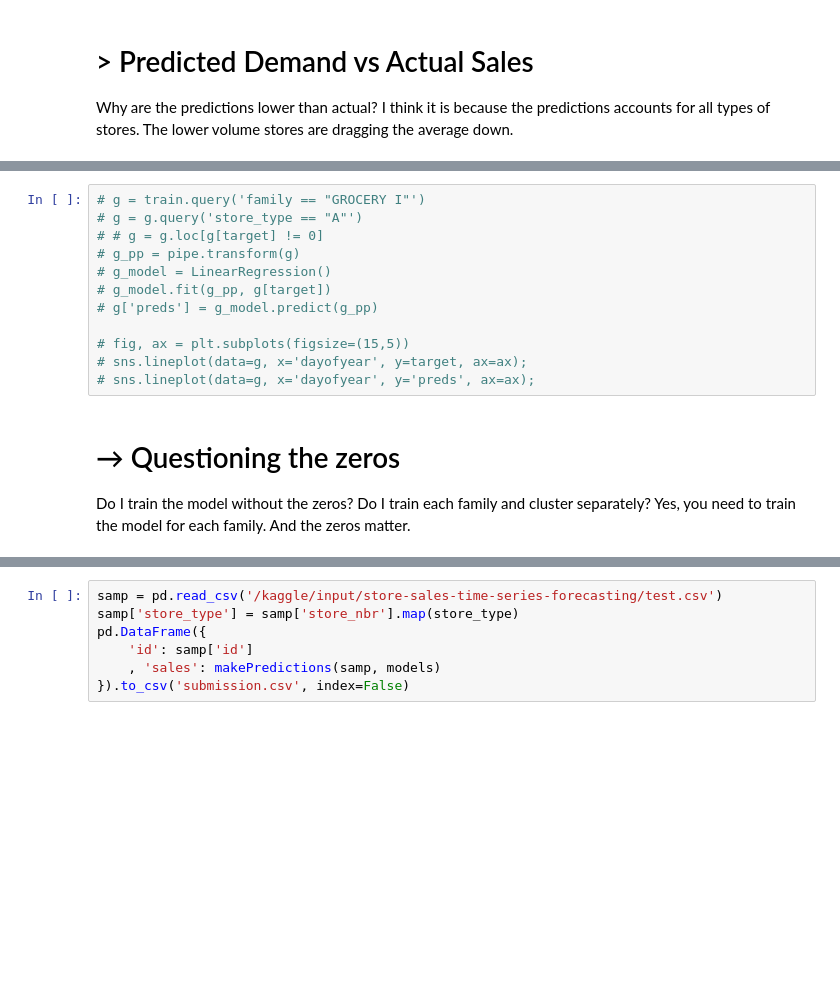
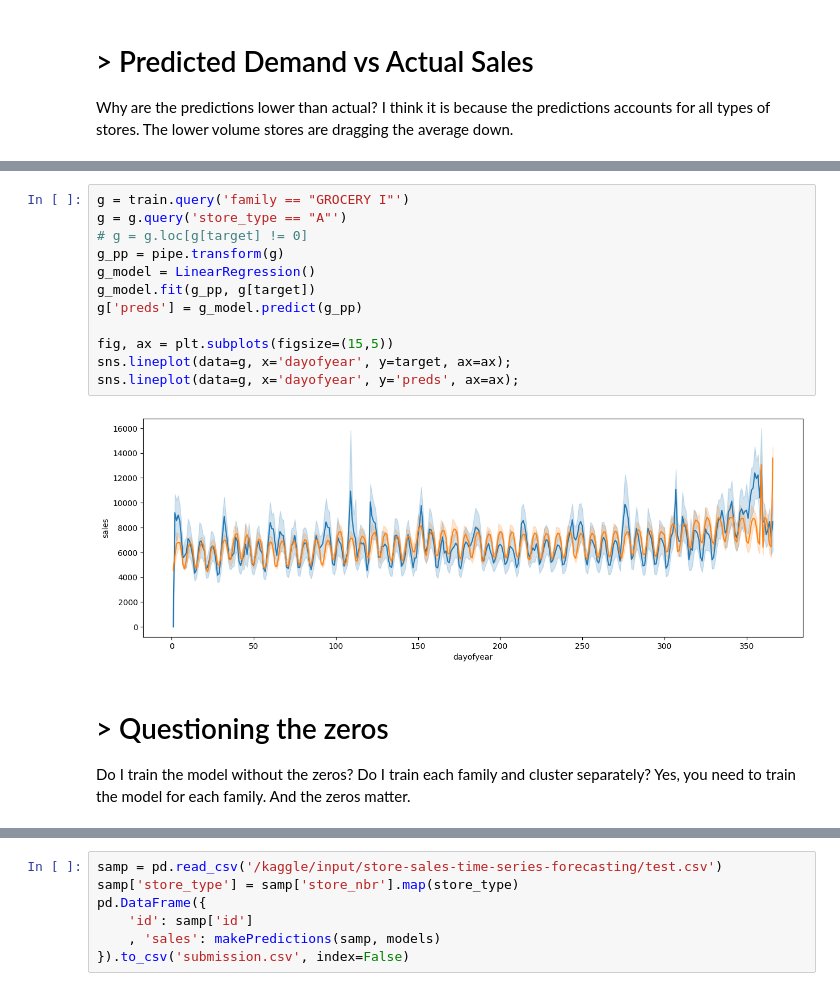
Before and after one commit to cmd-master/store-sales, a Jupyter notebook: store-sales.ipynb, the cells around one changed output, grey strips where cells are left out. Drawn from its saved outputs; the diff is of its cells as text; blank space fills up the shorter version.

```diff
--- a/store-sales.ipynb
+++ b/store-sales.ipynb
@@ -385,17 +372,19 @@ sns.relplot(g, x='dayofyear', y='value', hue='variable'
 # %%
-# g = train.query('family == "GROCERY I"')
-# g = g.query('store_type == "A"')
-# # g = g.loc[g[target] != 0]
-# g_pp = pipe.transform(g)
-# g_model = LinearRegression()
-# g_model.fit(g_pp, g[target])
-# g['preds'] = g_model.predict(g_pp)
+g = train.query('family == "GROCERY I"')
+g = g.query('store_type == "A"')
+# g = g.loc[g[target] != 0]
+g_pp = pipe.transform(g)
+g_model = LinearRegression()
+g_model.fit(g_pp, g[target])
+g['preds'] = g_model.predict(g_pp)
 
-# fig, ax = plt.subplots(figsize=(15,5))
-# sns.lineplot(data=g, x='dayofyear', y=target, ax=ax);
-# sns.lineplot(data=g, x='dayofyear', y='preds', ax=ax);
+fig, ax = plt.subplots(figsize=(15,5))
+sns.lineplot(data=g, x='dayofyear', y=target, ax=ax);
+sns.lineplot(data=g, x='dayofyear', y='preds', ax=ax);
+# %% [output]
+[figure, added]
 # %% [markdown]
-# → Questioning the zeros
+# > Questioning the zeros
 Do I train the model without the zeros? Do I train each family and cluster separately?
 Yes, you need to train the model for each family. And the zeros matter.
 # %%
```
Also changed, not shown: parts of 16 cells of this notebook.
